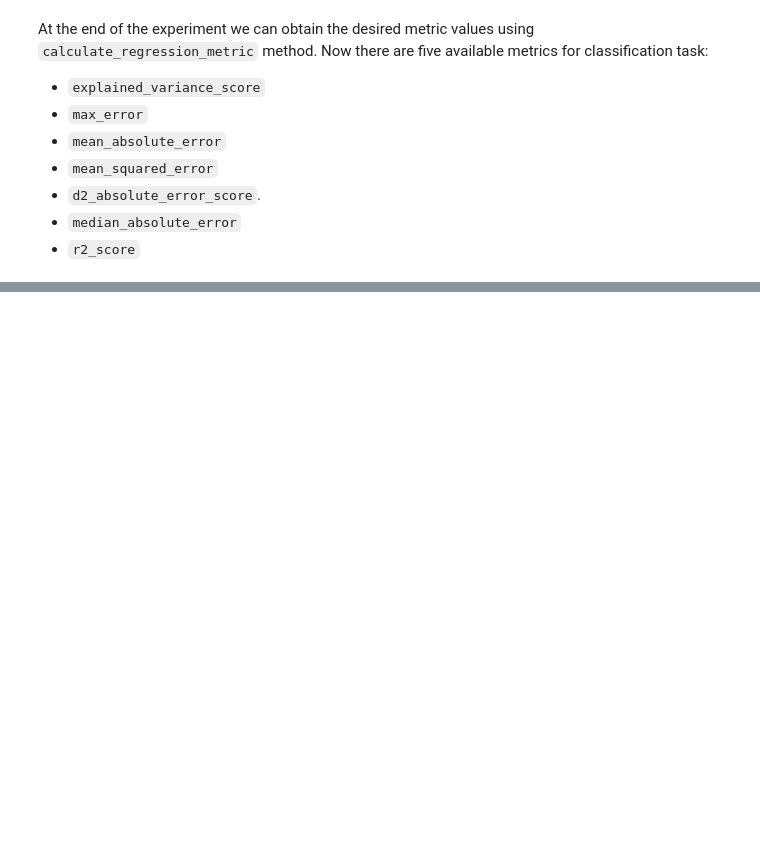
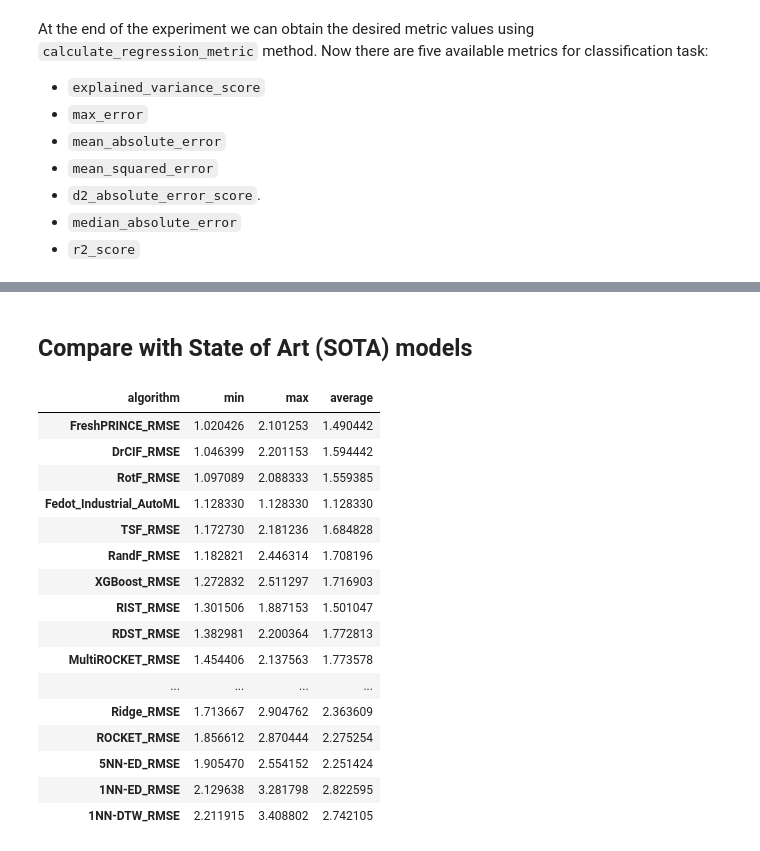
Before and after one commit to aimclub/Fedot.Industrial, a Jupyter notebook: cases/industrial_examples/economic_analysis/oil_gas_prices.ipynb, the cells around one changed output, grey strips where cells are left out. Drawn from its saved outputs; the diff is of its cells as text; code cells hidden in the pictures; blank space fills up the shorter version.

```diff
--- a/cases/industrial_examples/economic_analysis/oil_gas_prices.ipynb
+++ b/cases/industrial_examples/economic_analysis/oil_gas_prices.ipynb
@@ -106,0 +160,10 @@ d2_absolute_error_score   0.027549}
+# %%
+with IndustrialModels():
+    for model in model_dict.keys():
+        print(f'Current_model - {model}')
+        pipeline = model_dict[model].build()
+        tuned_pipeline = tuning_industrial_pipelines(pipeline,tuning_params,train_data)
+        tuned_pipeline.fit(input_data)
+        features = tuned_pipeline.predict(val_data).predict
+        metric = calculate_regression_metric(test_target=test_data[1], labels=features)
+        metric_dict.update({model: metric})
@@ -106,0 +203,7 @@ d2_absolute_error_score   0.027549}
+# %%
+with IndustrialModels():
+    pipeline = PipelineBuilder().add_node('quantile_extractor',
+                                          params={'window_size': 0, 'stride': 3}).add_node('fedot_regr',
+                                                                         params={'timeout': 10,'logging_level':20}).build()
+    pipeline.fit(input_data)
+    features = pipeline.predict(val_data).predict
@@ -106,0 +266,31 @@ d2_absolute_error_score   0.027549}
+# %% [markdown]
+## Compare with State of Art (SOTA) models
+# %%
+df = pd.read_csv(data_path+'/ts_regression_sota_results.csv',sep=';')
+# %%
+df = df[df['ds/type'] == dataset_name].iloc[:,:25]
+df.index = df['algorithm']
+df = df.drop(['algorithm','ds/type'], axis=1)
+df = df.replace(',','.', regex=True).astype(float)
+df['Fedot_Industrial_AutoML'] = metric.to_dict()[0]['root_mean_squared_error:']
+df = df.T
+# %%
+df.sort_values('min')
+# %% [output]
+| algorithm | min | max | average |
+| FreshPRINCE_RMSE | 1.020426 | 2.101253 | 1.490442 |
+| DrCIF_RMSE | 1.046399 | 2.201153 | 1.594442 |
+| RotF_RMSE | 1.097089 | 2.088333 | 1.559385 |
+| Fedot_Industrial_AutoML | 1.128330 | 1.128330 | 1.128330 |
+| TSF_RMSE | 1.172730 | 2.181236 | 1.684828 |
+| RandF_RMSE | 1.182821 | 2.446314 | 1.708196 |
+| XGBoost_RMSE | 1.272832 | 2.511297 | 1.716903 |
+| RIST_RMSE | 1.301506 | 1.887153 | 1.501047 |
+| RDST_RMSE | 1.382981 | 2.200364 | 1.772813 |
+| MultiROCKET_RMSE | 1.454406 | 2.137563 | 1.773578 |
+| ... | ... | ... | ... |
+| Ridge_RMSE | 1.713667 | 2.904762 | 2.363609 |
+| ROCKET_RMSE | 1.856612 | 2.870444 | 2.275254 |
+| 5NN-ED_RMSE | 1.905470 | 2.554152 | 2.251424 |
+| 1NN-ED_RMSE | 2.129638 | 3.281798 | 2.822595 |
+| 1NN-DTW_RMSE | 2.211915 | 3.408802 | 2.742105 |
```
Also changed, not shown: parts of 19 cells of this notebook, 15 other files.
